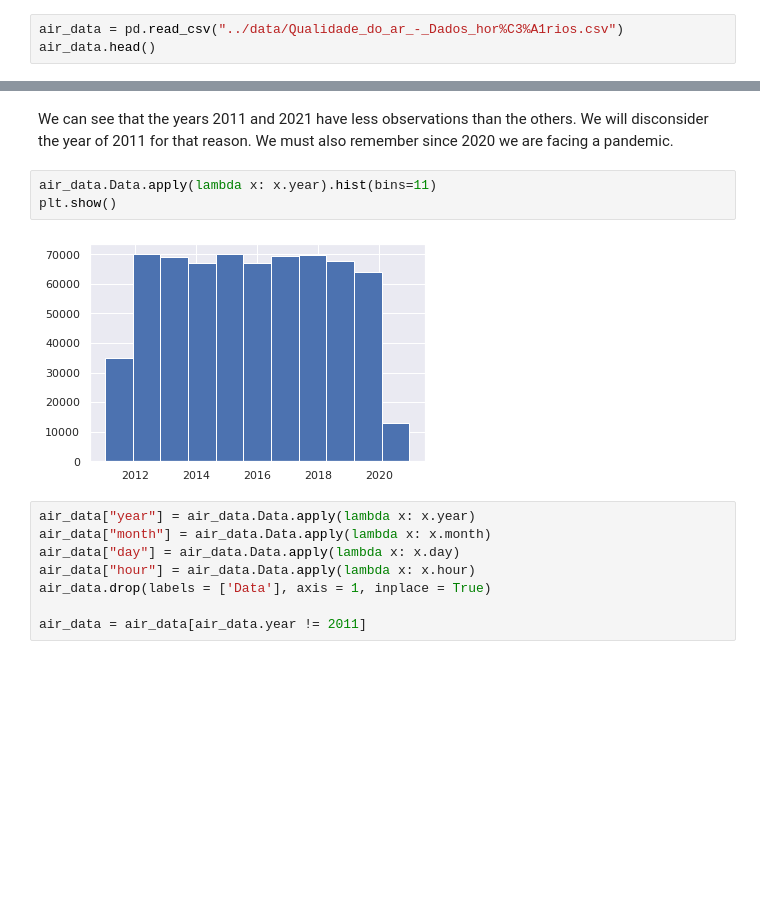
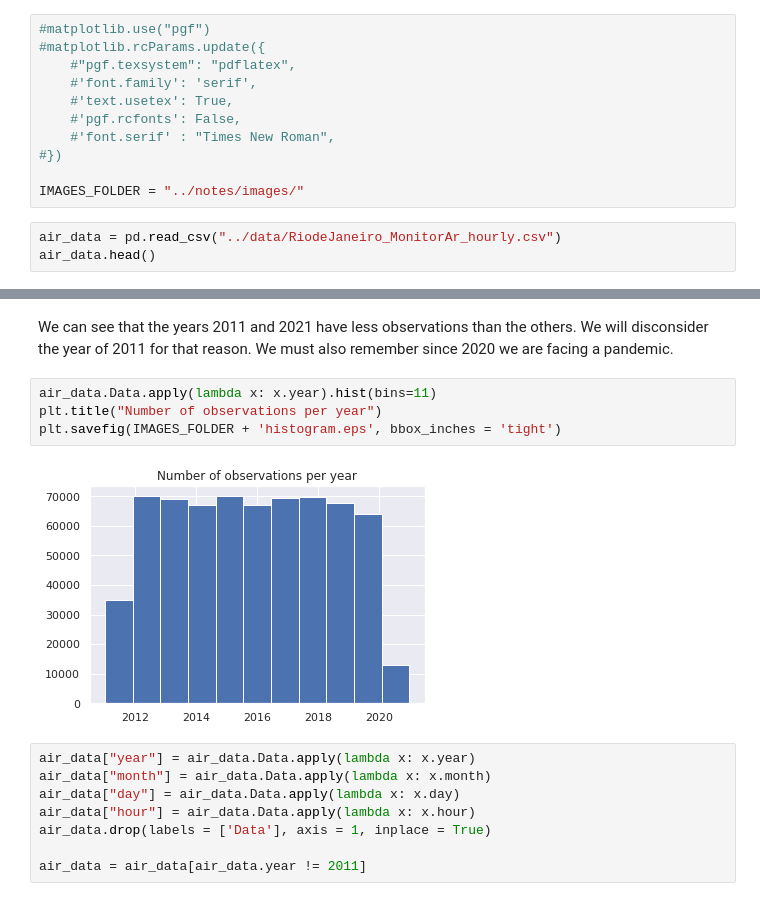
Before and after one commit to lucasmoschen/machine-learning-project, a Jupyter notebook: notebooks/eda.ipynb, the cells around one changed output, grey strips where cells are left out. Cells and saved outputs as stored; diff of their text form; blank space fills up the shorter version.

Commit message:
added histogram

```diff
--- a/notebooks/eda.ipynb
+++ b/notebooks/eda.ipynb
@@ -22,5 +25,16 @@ sns.set()
+# %%
+#matplotlib.use("pgf")
+#matplotlib.rcParams.update({
+    #"pgf.texsystem": "pdflatex",
+    #'font.family': 'serif',
+    #'text.usetex': True,
+    #'pgf.rcfonts': False,
+    #'font.serif' : "Times New Roman",
+#})
+
+IMAGES_FOLDER = "../notes/images/"
 # %%
-air_data = pd.read_csv("../data/Qualidade_do_ar_-_Dados_hor%C3%A1rios.csv")
+air_data = pd.read_csv("../data/RiodeJaneiro_MonitorAr_hourly.csv")
 air_data.head()
 # %% [output]
 |  | Data | CodNum | Estação | Chuva | Pres | RS | Temp | UR | Dir_Vento | Vel_Vento | ... | ... |
@@ -141,9 +181,10 @@ air_data.Data = pd.to_datetime(air_data.Data)
 We can see that the years 2011 and 2021 have less observations than the others. We will disconsider the year of 2011 for that reason. We must also remember since 2020 we are facing a pandemic.
 # %%
 air_data.Data.apply(lambda x: x.year).hist(bins=11)
-plt.show()
+plt.title("Number of observations per year")
+plt.savefig(IMAGES_FOLDER + 'histogram.eps', bbox_inches = 'tight')
 # %% [output]
-[figure, old version]
+[figure, new version]
 # %%
 air_data["year"] = air_data.Data.apply(lambda x: x.year)
 air_data["month"] = air_data.Data.apply(lambda x: x.month)
```
Also changed, not shown: parts of 9 cells of this notebook, 14 other files.
